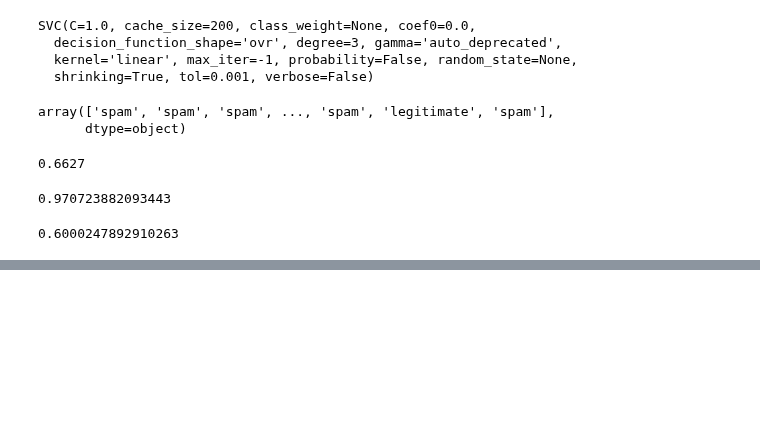
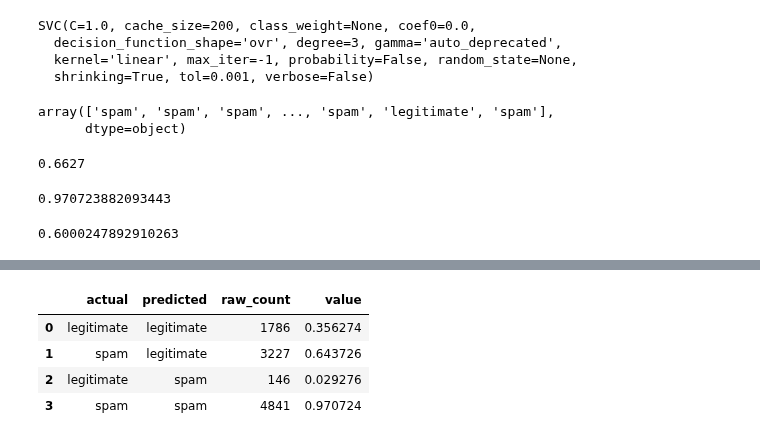
Before and after one commit to willb/openshift-ml-workflows-workshop, a Jupyter notebook: 03-model-svm.ipynb, the cells around one changed output, grey strips where cells are left out. Saved outputs shown, nothing was run; the diff lists cells and outputs as text; code cells hidden in the pictures; blank space fills up the shorter version.

```diff
--- a/03-model-svm.ipynb
+++ b/03-model-svm.ipynb
@@ -64,0 +74,8 @@ metrics.precision_score(test["label"], test_pred, pos_label="spam")
+# %%
+df
+# %% [output]
+|  | actual | predicted | raw_count | value |
+| 0 | legitimate | legitimate | 1786 | 0.356274 |
+| 1 | spam | legitimate | 3227 | 0.643726 |
+| 2 | legitimate | spam | 146 | 0.029276 |
+| 3 | spam | spam | 4841 | 0.970724 |
```
Also changed, not shown: parts of 4 cells of this notebook.
